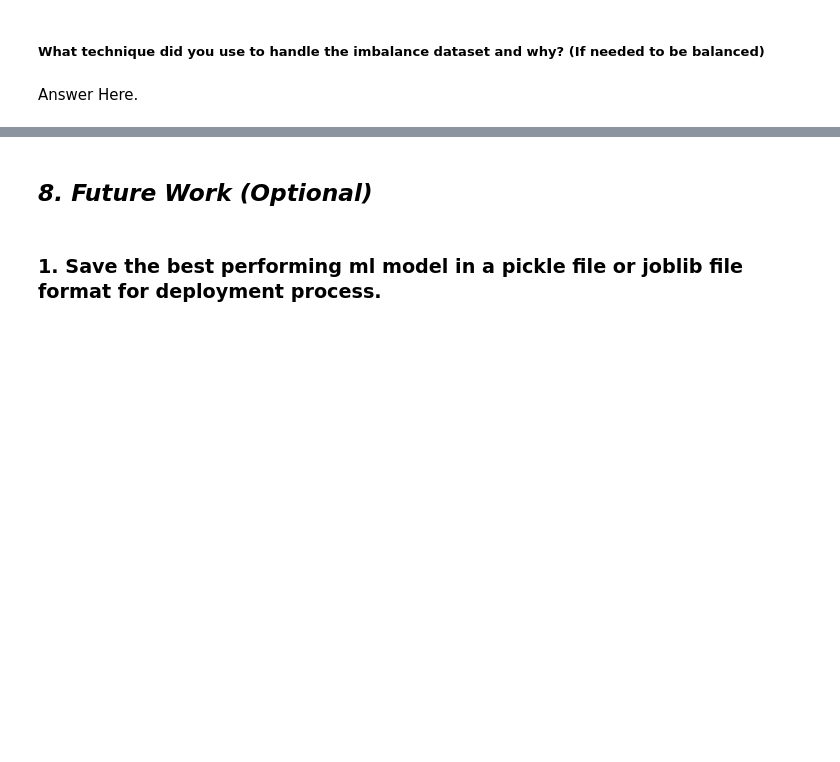
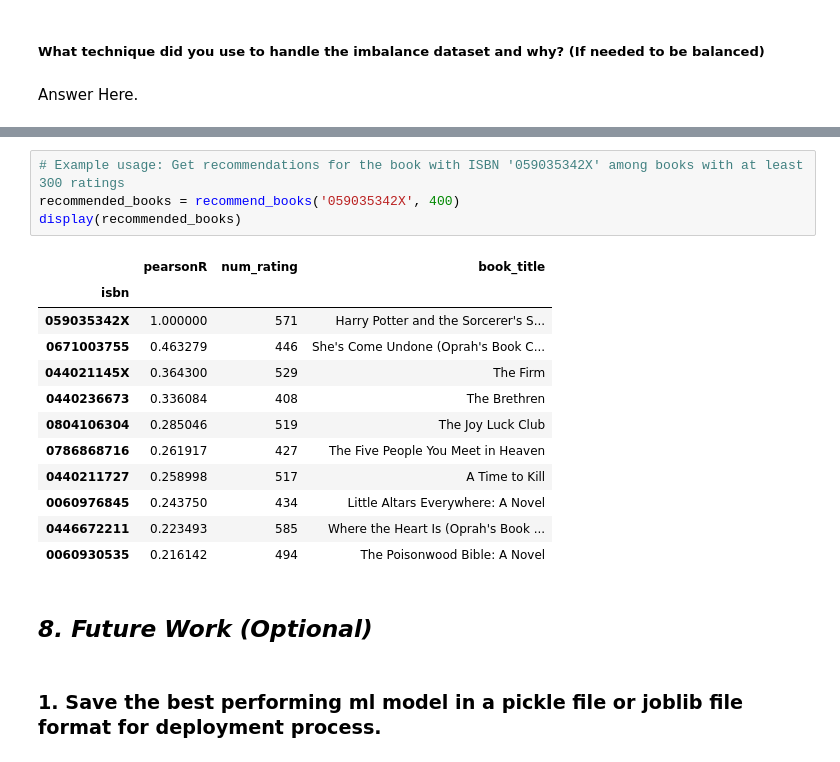
Before and after one commit to yahya-ansariii/BookRecommender, a Jupyter notebook: Book_Recommendation_System.ipynb, the cells around one changed output, grey strips where cells are left out. Drawn from its saved outputs; the diff is of its cells as text; blank space fills up the shorter version.

```diff
--- a/Book_Recommendation_System.ipynb
+++ b/Book_Recommendation_System.ipynb
@@ -951,3 +992,20 @@ Answer Here.
+# %%
+# Example usage: Get recommendations for the book with ISBN '059035342X' among books with at least 300 ratings
+recommended_books = recommend_books('059035342X', 400)
+display(recommended_books)
+# %% [output]
+|  | pearsonR | num_rating | book_title |
+| isbn |  |  |  |
+| 059035342X | 1.000000 | 571 | Harry Potter and the Sorcerer's S... |
+| 0671003755 | 0.463279 | 446 | She's Come Undone (Oprah's Book C... |
+| 044021145X | 0.364300 | 529 | The Firm |
+| 0440236673 | 0.336084 | 408 | The Brethren |
+| 0804106304 | 0.285046 | 519 | The Joy Luck Club |
+| 0786868716 | 0.261917 | 427 | The Five People You Meet in Heaven |
+| 0440211727 | 0.258998 | 517 | A Time to Kill |
+| 0060976845 | 0.243750 | 434 | Little Altars Everywhere: A Novel |
+| 0446672211 | 0.223493 | 585 | Where the Heart Is (Oprah's Book ... |
+| 0060930535 | 0.216142 | 494 | The Poisonwood Bible: A Novel |
 # %% [markdown]
 ## ***8.*** ***Future Work (Optional)***
 # %% [markdown]
```
Also changed, not shown: parts of 53 cells of this notebook.
